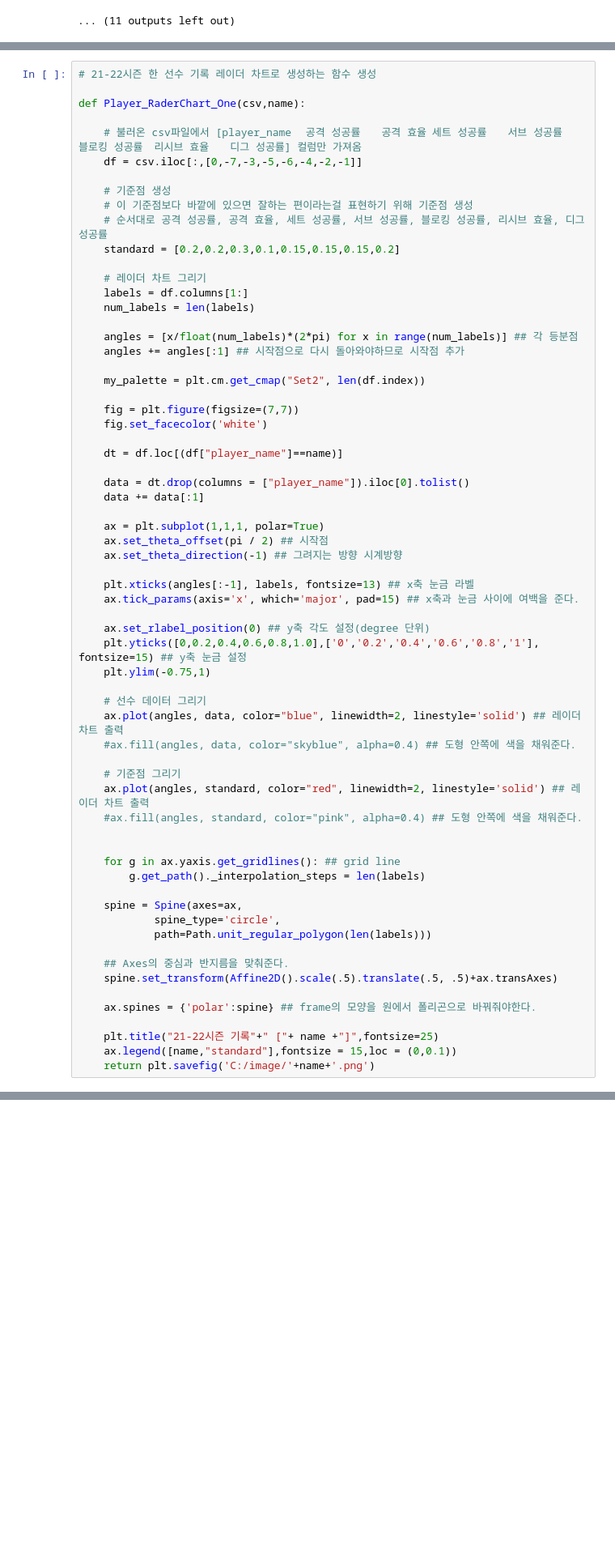
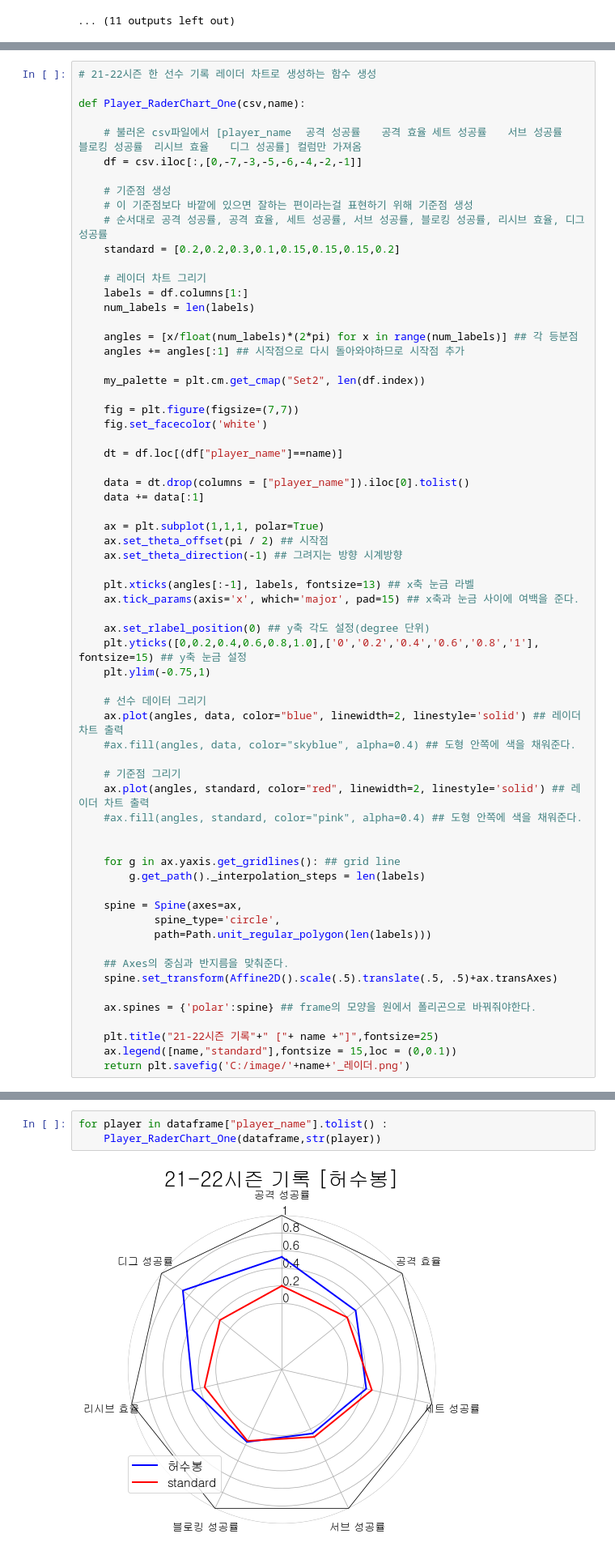
Before and after one commit to lwg1421/KOVO_project, a Jupyter notebook: visualization/player_RaderChart.ipynb, the cells around one changed output, grey strips where cells are left out. Shown at 81% size. Drawn from its saved outputs; the diff is of its cells as text; blank space fills up the shorter version.

```diff
--- a/visualization/player_RaderChart.ipynb
+++ b/visualization/player_RaderChart.ipynb
@@ -184,7 +184,7 @@ def Player_RaderChart_One(csv,name):
 
     plt.title("21-22시즌 기록"+" ["+ name +"]",fontsize=25)
     ax.legend([name,"standard"],fontsize = 15,loc = (0,0.1))
-    return plt.savefig('C:/image/'+name+'.png')
+    return plt.savefig('C:/image/'+name+'_레이더.png')
 # %%
 Player_RaderChart_One(dataframe,"김선호")
 # %% [output]
@@ -193,3 +193,8 @@ Player_RaderChart_One(dataframe,"김선호")
 Player_RaderChart_One(dataframe,"김명관")
 # %% [output]
 [figure]
+# %%
+for player in dataframe["player_name"].tolist() :
+    Player_RaderChart_One(dataframe,str(player))
+# %% [output]
+[figure, added]
```
Also changed, not shown: parts of 3 cells of this notebook, 6 other files.
